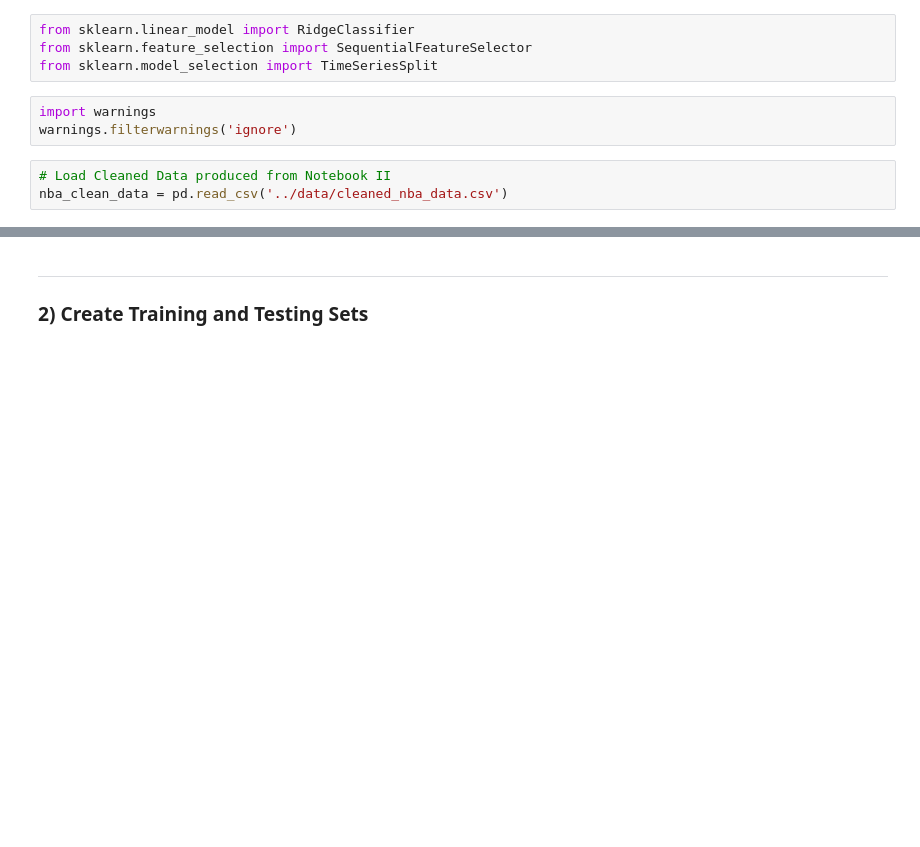
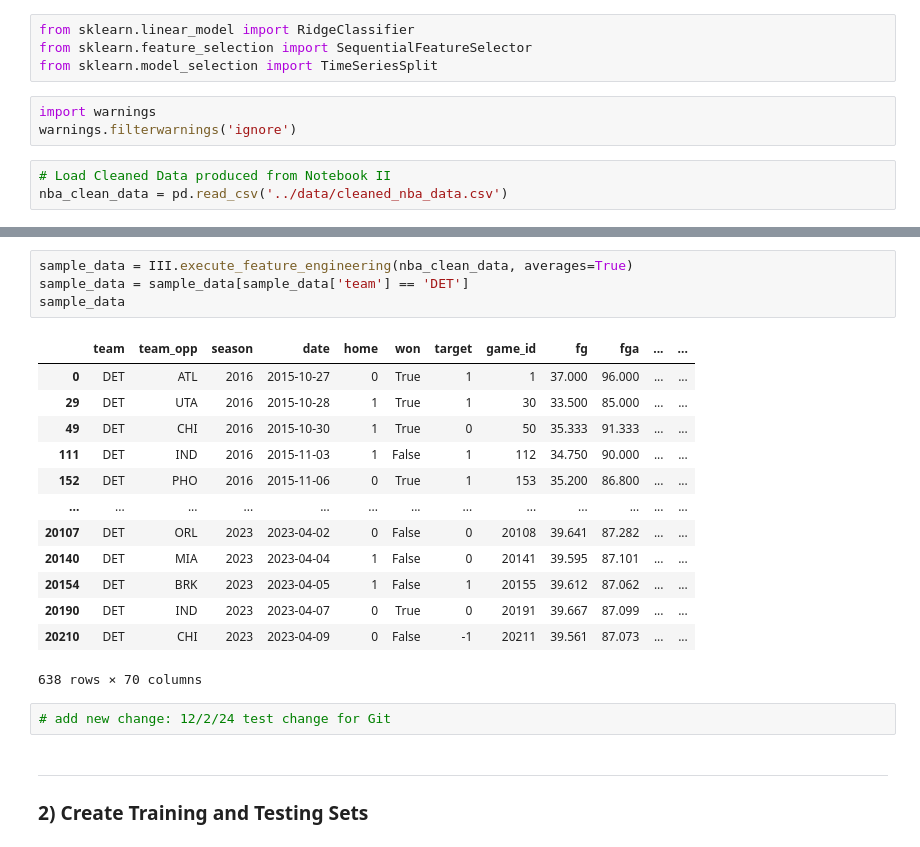
Before and after one commit to hpc325/DATA-440-Final-Project, a Jupyter notebook: src_files/IV_v3_model_development.ipynb, the cells around one changed output, grey strips where cells are left out. Saved outputs shown, nothing was run; the diff lists cells and outputs as text; blank space fills up the shorter version.

Commit message:
test committing to main branch, before developing in other branch

```diff
--- a/src_files/IV_v3_model_development.ipynb
+++ b/src_files/IV_v3_model_development.ipynb
@@ -74,3 +82,23 @@ nba_clean_data = pd.read_csv('../data/cleaned_nba_data.csv')
+# %%
+sample_data = III.execute_feature_engineering(nba_clean_data, averages=True)
+sample_data = sample_data[sample_data['team'] == 'DET']
+sample_data
+# %% [output]
+|  | team | team_opp | season | date | home | won | target | game_id | fg | fga | ... | ... |
+| 0 | DET | ATL | 2016 | 2015-10-27 | 0 | True | 1 | 1 | 37.000 | 96.000 | ... | ... |
+| 29 | DET | UTA | 2016 | 2015-10-28 | 1 | True | 1 | 30 | 33.500 | 85.000 | ... | ... |
+| 49 | DET | CHI | 2016 | 2015-10-30 | 1 | True | 0 | 50 | 35.333 | 91.333 | ... | ... |
+| 111 | DET | IND | 2016 | 2015-11-03 | 1 | False | 1 | 112 | 34.750 | 90.000 | ... | ... |
+| 152 | DET | PHO | 2016 | 2015-11-06 | 0 | True | 1 | 153 | 35.200 | 86.800 | ... | ... |
+| ... | ... | ... | ... | ... | ... | ... | ... | ... | ... | ... | ... | ... |
+| 20107 | DET | ORL | 2023 | 2023-04-02 | 0 | False | 0 | 20108 | 39.641 | 87.282 | ... | ... |
+| 20140 | DET | MIA | 2023 | 2023-04-04 | 1 | False | 0 | 20141 | 39.595 | 87.101 | ... | ... |
+| 20154 | DET | BRK | 2023 | 2023-04-05 | 1 | False | 1 | 20155 | 39.612 | 87.062 | ... | ... |
+| 20190 | DET | IND | 2023 | 2023-04-07 | 0 | True | 0 | 20191 | 39.667 | 87.099 | ... | ... |
+| 20210 | DET | CHI | 2023 | 2023-04-09 | 0 | False | -1 | 20211 | 39.561 | 87.073 | ... | ... |
+638 rows × 70 columns
+# %%
+# add new change: 12/2/24 test change for Git
 # %% [markdown]
 ---
 ### 2) Create Training and Testing Sets
```
Also changed, not shown: parts of 5 cells of this notebook.
